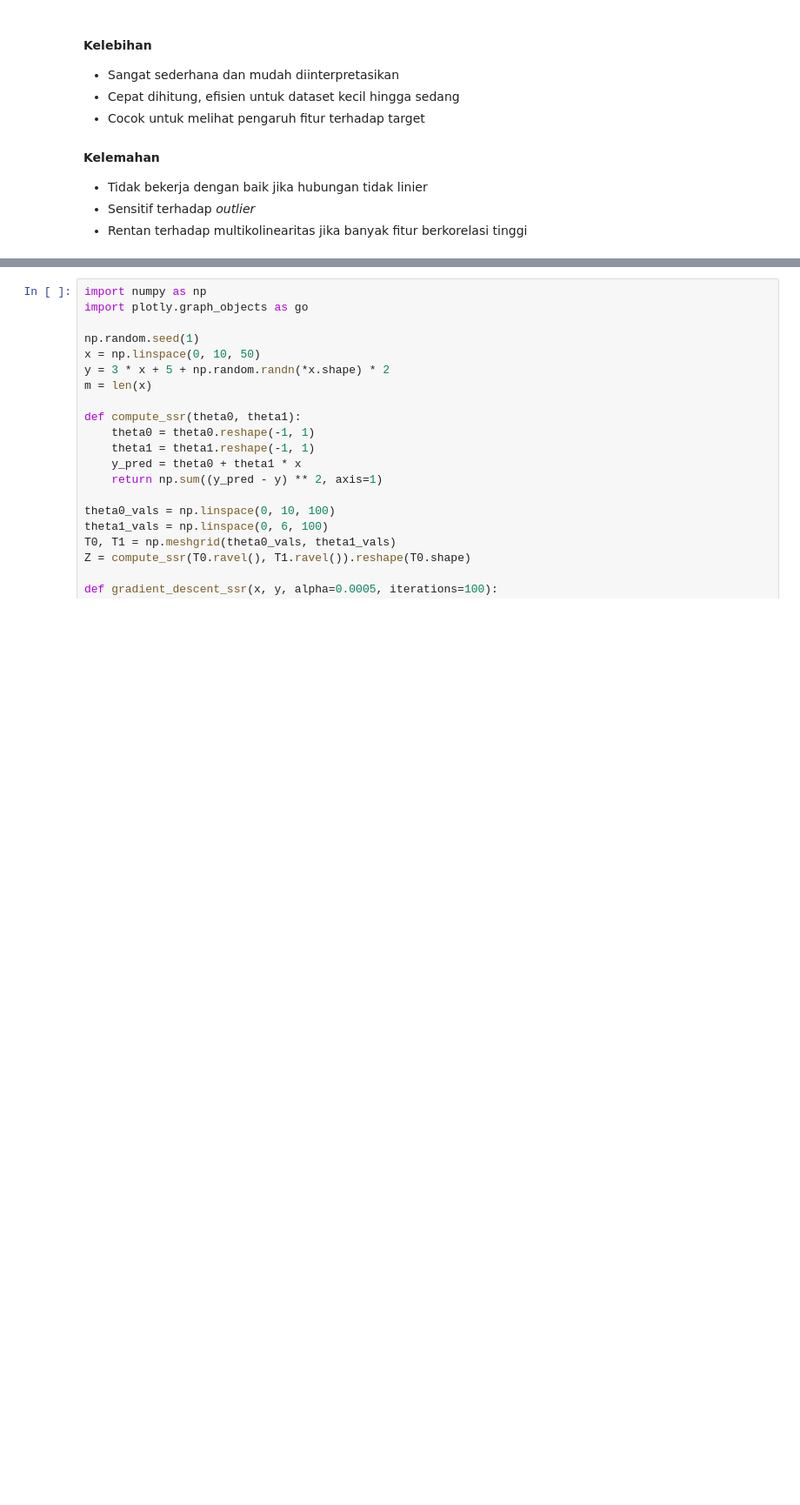
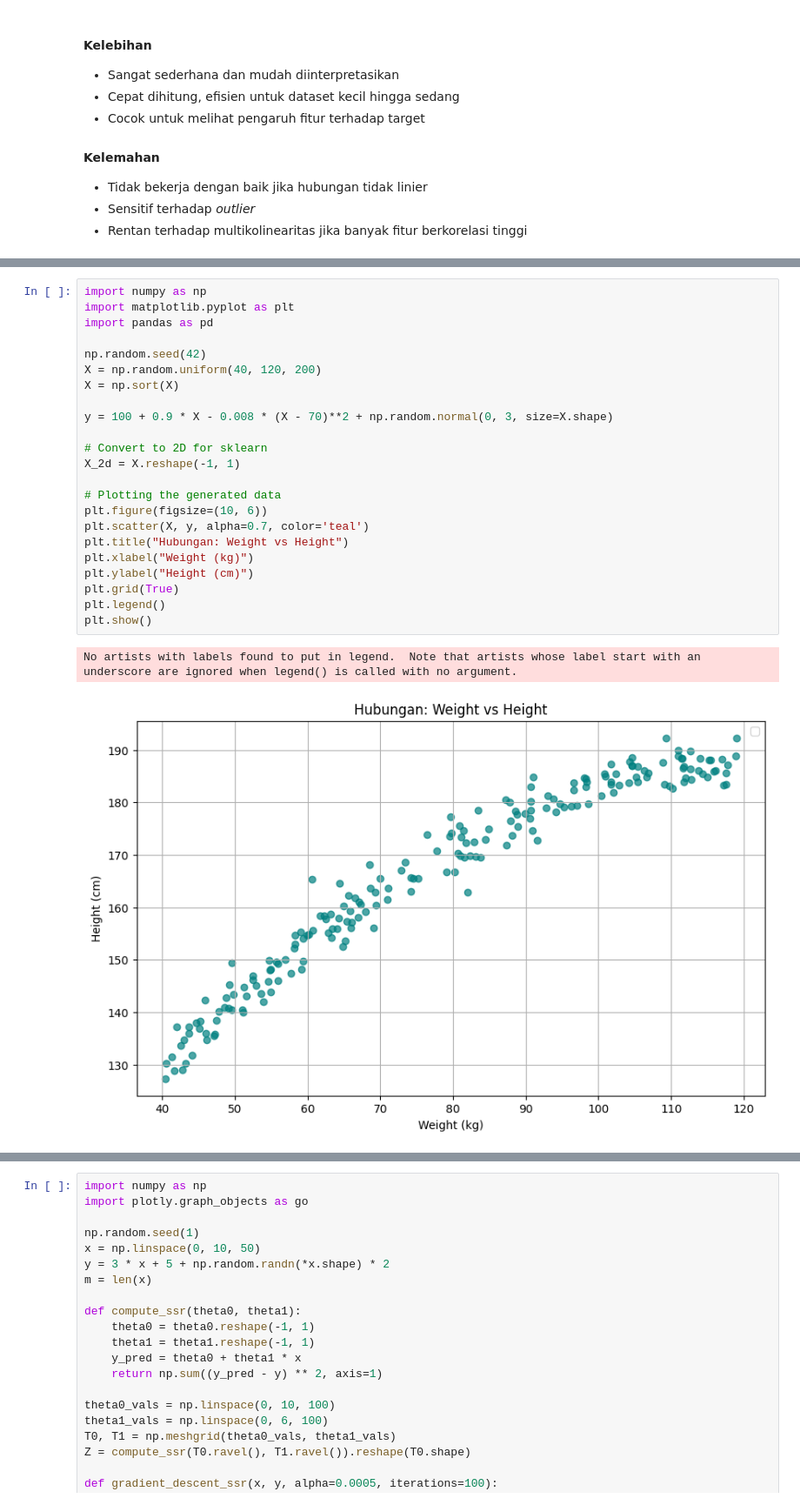
Before and after one commit to JryFarrr/Module_ML_GDGoC_ITS, a Jupyter notebook: Supervised Learning/main.ipynb, the cells around one changed output, grey strips where cells are left out. Shown at 87% size. Saved outputs shown, nothing was run; the diff lists cells and outputs as text; blank space fills up the shorter version.

```diff
--- a/Supervised Learning/main.ipynb
+++ b/Supervised Learning/main.ipynb
@@ -801,0 +348,26 @@ Kelemahan
+# %%
+import numpy as np
+import matplotlib.pyplot as plt
+import pandas as pd
+
+np.random.seed(42)
+X = np.random.uniform(40, 120, 200)
+X = np.sort(X)
+
+y = 100 + 0.9 * X - 0.008 * (X - 70)**2 + np.random.normal(0, 3, size=X.shape)
+
+# Convert to 2D for sklearn
+X_2d = X.reshape(-1, 1)
+
+# Plotting the generated data
+plt.figure(figsize=(10, 6))
+plt.scatter(X, y, alpha=0.7, color='teal')
+plt.title("Hubungan: Weight vs Height")
+plt.xlabel("Weight (kg)")
+plt.ylabel("Height (cm)")
+plt.grid(True)
+plt.legend()
+plt.show()
+# %% [output]
+No artists with labels found to put in legend.  Note that artists whose label start with an underscore are ignored when legend() is called with no argument.
+[figure, added]
```
Also changed, not shown: parts of 45 cells of this notebook.
